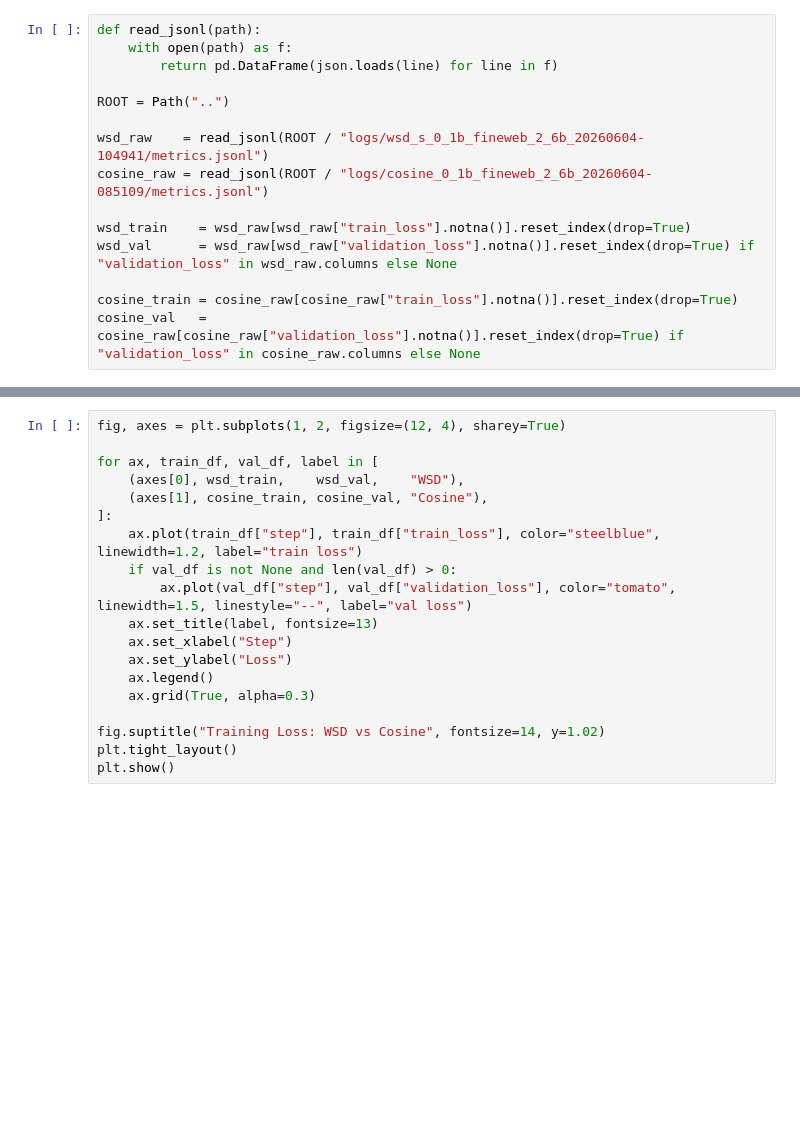
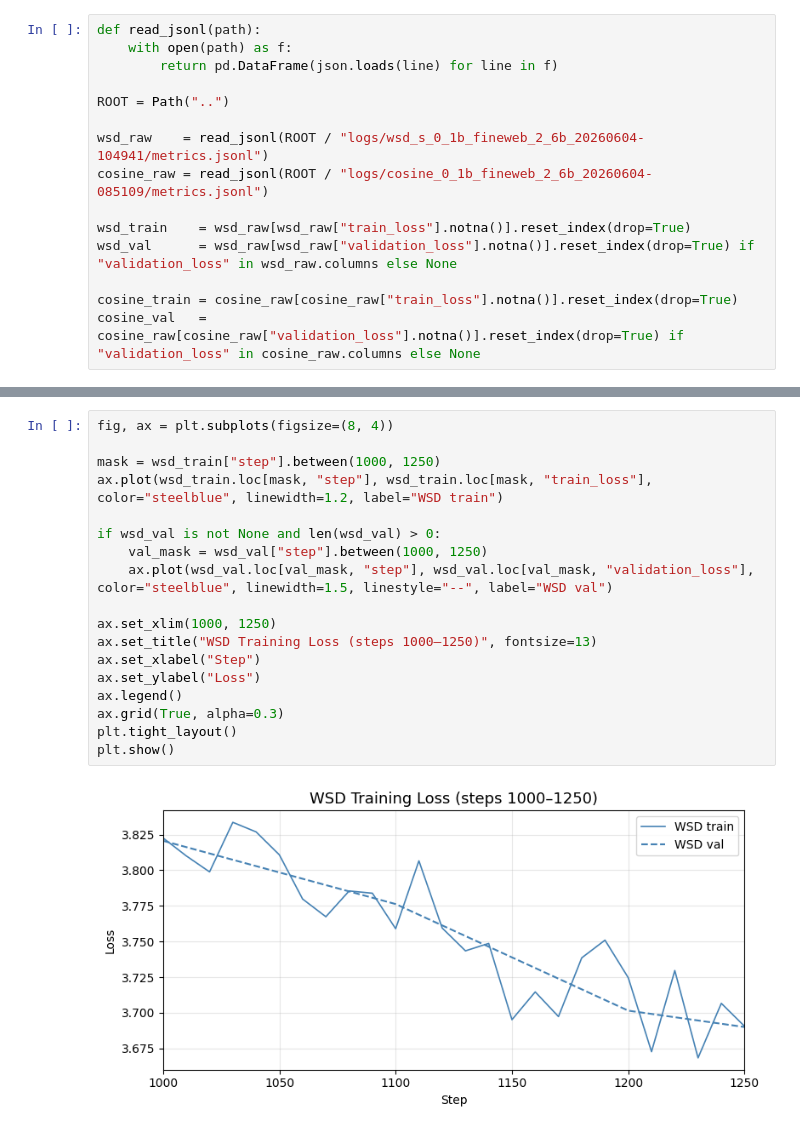
Before and after one commit to Duckymini/wsd_metric_triggered, a Jupyter notebook: notebooks/wsd_vs_cosine.ipynb, the cells around one changed output, grey strips where cells are left out. Drawn from its saved outputs; the diff is of its cells as text; blank space fills up the shorter version.

```diff
--- a/notebooks/wsd_vs_cosine.ipynb
+++ b/notebooks/wsd_vs_cosine.ipynb
@@ -21,20 +41,21 @@ cosine_val   = cosine_raw[cosine_raw["validation_loss"].notna()].reset_index(dro
 # %%
-fig, axes = plt.subplots(1, 2, figsize=(12, 4), sharey=True)
+fig, ax = plt.subplots(figsize=(8, 4))
 
-for ax, train_df, val_df, label in [
-    (axes[0], wsd_train,    wsd_val,    "WSD"),
-    (axes[1], cosine_train, cosine_val, "Cosine"),
-]:
-    ax.plot(train_df["step"], train_df["train_loss"], color="steelblue", linewidth=1.2, label="train loss")
-    if val_df is not None and len(val_df) > 0:
-        ax.plot(val_df["step"], val_df["validation_loss"], color="tomato", linewidth=1.5, linestyle="--", label="val loss")
-    ax.set_title(label, fontsize=13)
-    ax.set_xlabel("Step")
-    ax.set_ylabel("Loss")
-    ax.legend()
-    ax.grid(True, alpha=0.3)
+mask = wsd_train["step"].between(1000, 1250)
+ax.plot(wsd_train.loc[mask, "step"], wsd_train.loc[mask, "train_loss"], color="steelblue", linewidth=1.2, label="WSD train")
 
-fig.suptitle("Training Loss: WSD vs Cosine", fontsize=14, y=1.02)
+if wsd_val is not None and len(wsd_val) > 0:
+    val_mask = wsd_val["step"].between(1000, 1250)
+    ax.plot(wsd_val.loc[val_mask, "step"], wsd_val.loc[val_mask, "validation_loss"], color="steelblue", linewidth=1.5, linestyle="--", label="WSD val")
+
+ax.set_xlim(1000, 1250)
+ax.set_title("WSD Training Loss (steps 1000–1250)", fontsize=13)
+ax.set_xlabel("Step")
+ax.set_ylabel("Loss")
+ax.legend()
+ax.grid(True, alpha=0.3)
 plt.tight_layout()
 plt.show()
+# %% [output]
+[figure, added]
 # %%
```
Also changed, not shown: parts of 2 cells of this notebook.
